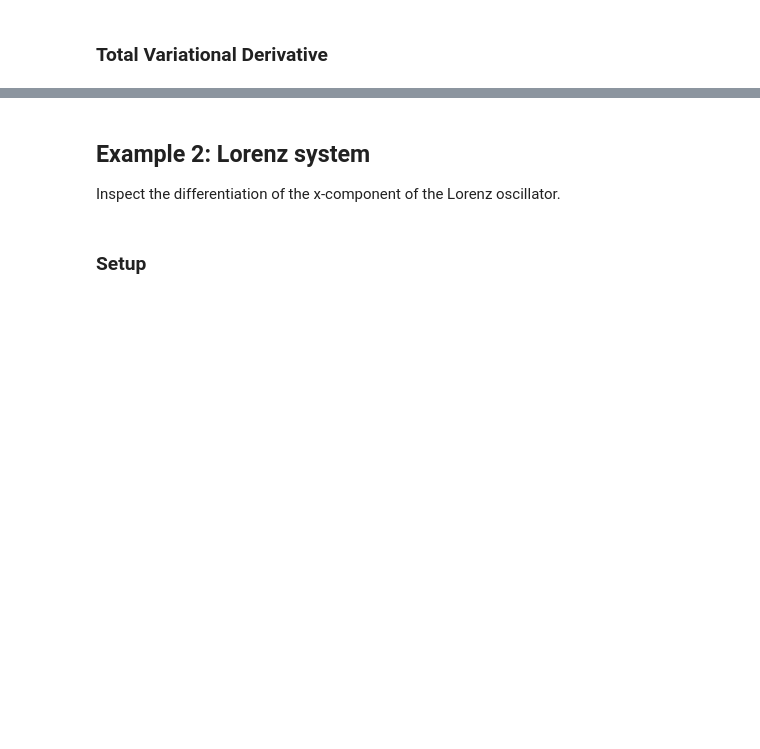
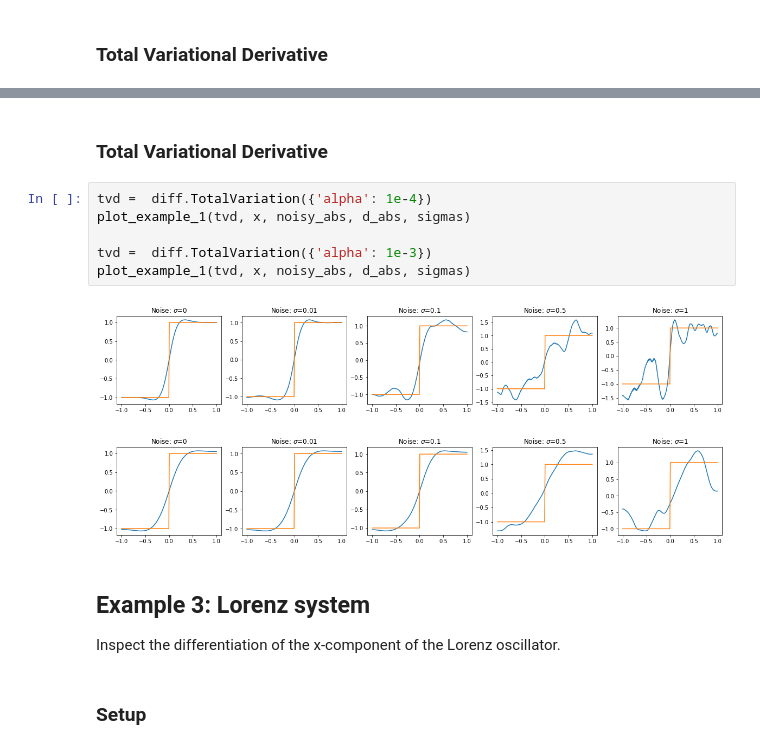
Before and after one commit to andgoldschmidt/derivative, a Jupyter notebook: Derivatives_Review.ipynb, the cells around one changed output, grey strips where cells are left out. Saved outputs shown, nothing was run; the diff lists cells and outputs as text; blank space fills up the shorter version.

```diff
--- a/Derivatives_Review.ipynb
+++ b/Derivatives_Review.ipynb
@@ -106,5 +138,16 @@ plot_example_1(tvd, x, noisy_sin, np.cos, sigmas)
+# %% [markdown]
+### Total Variational Derivative
+# %%
+tvd =  diff.TotalVariation({'alpha': 1e-4})
+plot_example_1(tvd, x, noisy_abs, d_abs, sigmas)
+
+tvd =  diff.TotalVariation({'alpha': 1e-3})
+plot_example_1(tvd, x, noisy_abs, d_abs, sigmas)
+# %% [output]
+[figure, added]
+[figure, added]
 # %% [markdown]
-## Example 2: Lorenz system
+## Example 3: Lorenz system
 Inspect the differentiation of the x-component of the Lorenz oscillator.
 # %% [markdown]
 ### Setup
```
Also changed, not shown: parts of 7 cells of this notebook, 1 other file.
